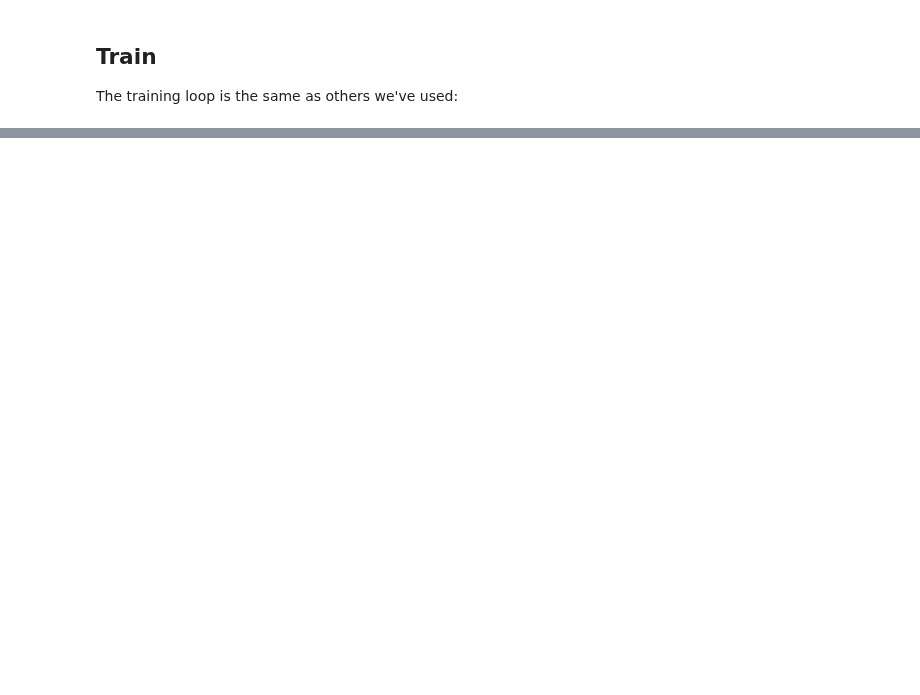
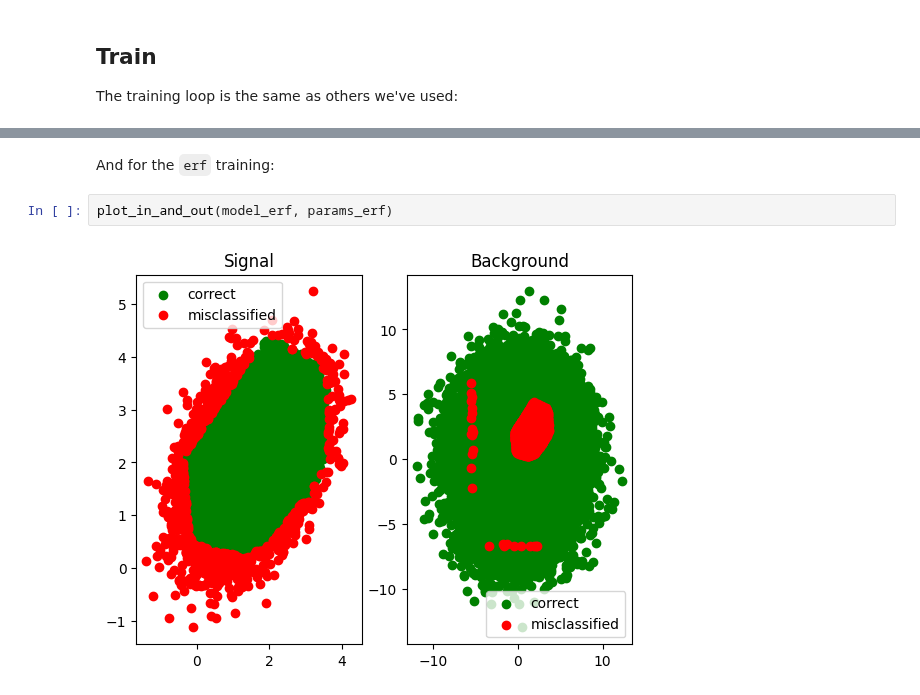
Before and after one commit to gordonwatts/diff-prog-intro, a Jupyter notebook: book/cut_then_nn.ipynb, the cells around one changed output, grey strips where cells are left out. Drawn from its saved outputs; the diff is of its cells as text; blank space fills up the shorter version.

```diff
--- a/book/cut_then_nn.ipynb
+++ b/book/cut_then_nn.ipynb
@@ -398,0 +320,6 @@ The trend observed was generally this - each time I increased the number of trai
+# %% [markdown]
+And for the `erf` training:
+# %%
+plot_in_and_out(model_erf, params_erf)
+# %% [output]
+[figure, added]
```
Also changed, not shown: parts of 74 cells of this notebook.
